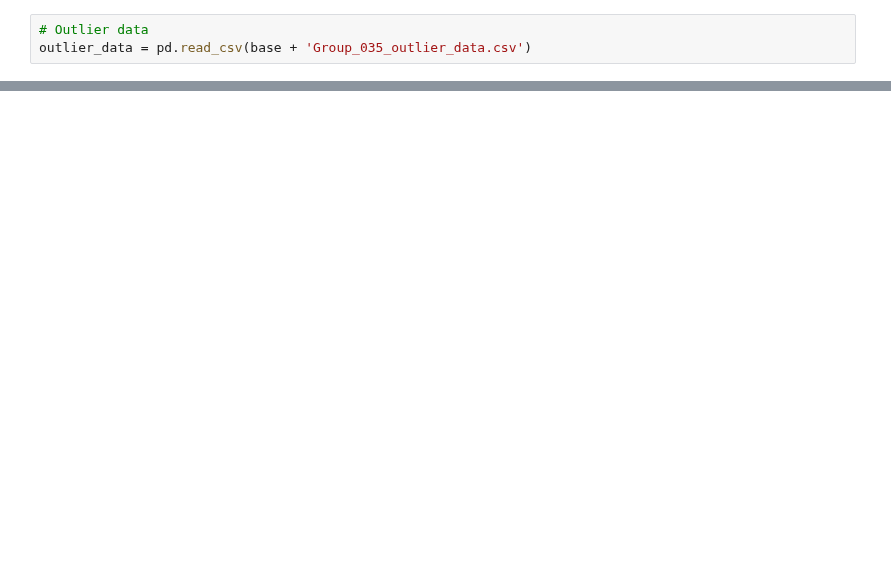
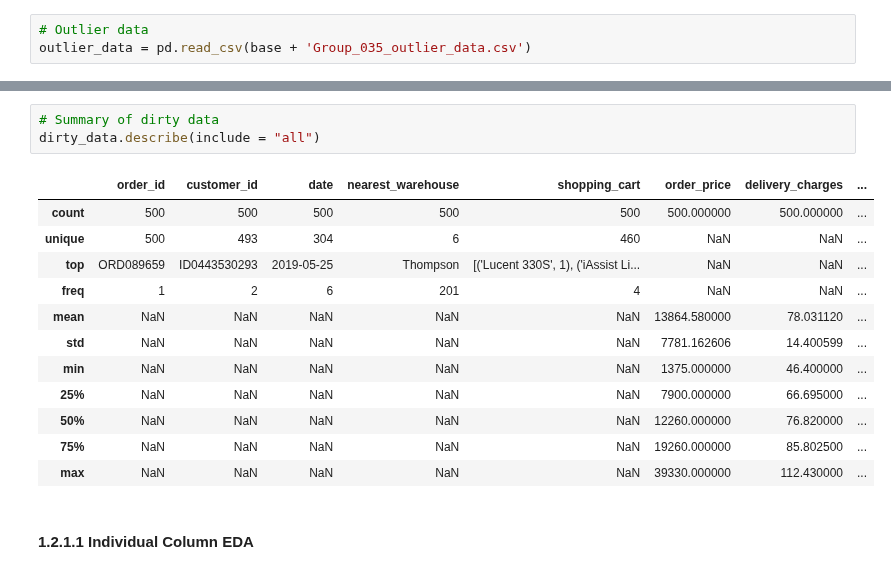
Before and after one commit to TheUnseenz/Monash, a Jupyter notebook: Sem3/FIT5196DataWrangling/Assignment/Assignment2/Group035_ass2_task1.ipynb, the cells around one changed output, grey strips where cells are left out. Cells and saved outputs as stored; diff of their text form; blank space fills up the shorter version.

```diff
--- a/Sem3/FIT5196DataWrangling/Assignment/Assignment2/Group035_ass2_task1.ipynb
+++ b/Sem3/FIT5196DataWrangling/Assignment/Assignment2/Group035_ass2_task1.ipynb
@@ -388,0 +98,18 @@ print(outlier_data)
+# %%
+# Summary of dirty data
+dirty_data.describe(include = "all")
+# %% [output]
+|  | order_id | customer_id | date | nearest_warehouse | shopping_cart | order_price | delivery_charges | ... |
+| count | 500 | 500 | 500 | 500 | 500 | 500.000000 | 500.000000 | ... |
+| unique | 500 | 493 | 304 | 6 | 460 | NaN | NaN | ... |
+| top | ORD089659 | ID0443530293 | 2019-05-25 | Thompson | [('Lucent 330S', 1), ('iAssist Li... | NaN | NaN | ... |
+| freq | 1 | 2 | 6 | 201 | 4 | NaN | NaN | ... |
+| mean | NaN | NaN | NaN | NaN | NaN | 13864.580000 | 78.031120 | ... |
+| std | NaN | NaN | NaN | NaN | NaN | 7781.162606 | 14.400599 | ... |
+| min | NaN | NaN | NaN | NaN | NaN | 1375.000000 | 46.400000 | ... |
+| 25% | NaN | NaN | NaN | NaN | NaN | 7900.000000 | 66.695000 | ... |
+| 50% | NaN | NaN | NaN | NaN | NaN | 12260.000000 | 76.820000 | ... |
+| 75% | NaN | NaN | NaN | NaN | NaN | 19260.000000 | 85.802500 | ... |
+| max | NaN | NaN | NaN | NaN | NaN | 39330.000000 | 112.430000 | ... |
+# %% [markdown]
+#### 1.2.1.1 Individual Column EDA
```
Also changed, not shown: parts of 62 cells of this notebook, 5 other files.
